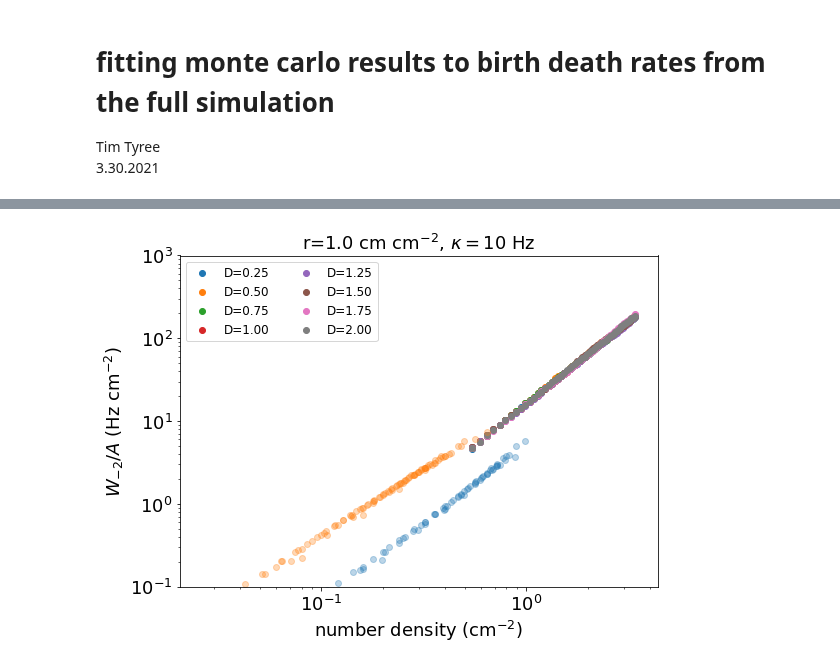
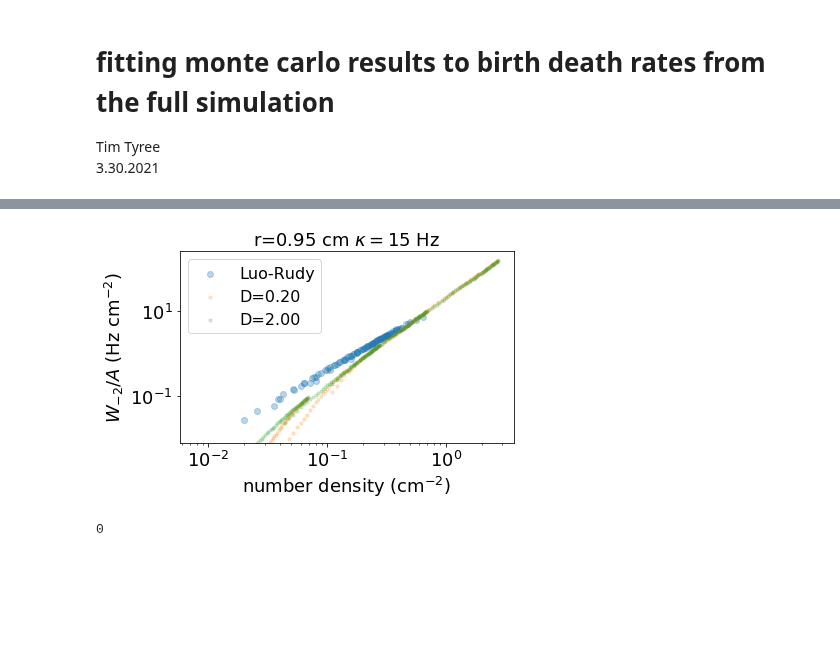
Before and after one commit to timtyree/bgmc, a Jupyter notebook: python/fitting monte carlo results to birth death rates from the full simulation.ipynb, the cells around one changed output, grey strips where cells are left out. Cells and saved outputs as stored; diff of their text form; code cells hidden in the pictures; blank space fills up the shorter version.

```diff
--- a/python/fitting monte carlo results to birth death rates from the full simulation.ipynb
+++ b/python/fitting monte carlo results to birth death rates from the full simulation.ipynb
@@ -5,7 +5,10 @@ Tim Tyree<br>
 # %%
 from lib.my_initialization import *
 import random,scipy
+from lib.compute_slope import *
+from lib.compute_sliding_slope import *
 from scipy import stats
+alpha=0.1
 # %%
 #load birth death rates from the full model
 data_folder=f'{nb_dir}/data'
@@ -65,11 +138,3 @@ def GetPlotUnivCurve(r,D,kappa,ax):
 # #         print(f"saved figure in \n\t{savefig_fn}")
 #         plt.close()
     return True
-# %%
-# the set of all inputs
-r_values=np.array([0.1,0.2,0.3,0.4,0.5,1.0])#cm
-D_values=np.array([0.25,0.5,0.75,1.0,1.25,1.5,1.75,2.0])#cm^2/s
-A_values=np.array([20.25,25,39,50,56.25,100,156.25,189])[::-1]#cm^2
-L_values=np.sqrt(A_values)#cm
-kappa_values=np.array([1,10,100])#1/s
-print(L_values)
@@ -132,0 +229,6 @@ def agg_over_A(r,D,kappa):
+# %%
+#simple test cases
+x_values,y_values=agg_over_A(r=.5,D=0.5,kappa=1)
+assert(not np.isnan(y_values).any())
+x_values,y_values=agg_over_D(r=.5,kappa=1)
+assert(not np.isnan(y_values).any())
@@ -363,10 +490,11 @@ dg['se_w_lr']=(dg['w']-dg['w_lr'])**2
 # %%
+qmin=0.3;qmax=1.;
 #compute the root mean squared errors over various axes
 kappa_lst=[];r_lst=[];rmse_lr_lst=[];rmse_fk_lst=[];
 for r in r_values:
     for kappa in kappa_values:
 #         print(f"for r={r}, kappa={kappa},")
-        query=(dg.r==r)&(dg.kappa==kappa)
+        query=(dg.r==r)&(dg.kappa==kappa)&(dg.q>qmin)&(dg.q<qmax)
         qu=dg[query]
         rmse_lr=np.sqrt(qu.se_w_lr.mean())
         rmse_fk=np.sqrt(qu.se_w_fk.mean())
@@ -459,52 +595,60 @@ The top 5 for the Luo-Rudy model:
 # %%
-#plot over D
-# r=0.3;kappa=100;
-r=1.0;kappa=10;
+#plot over D the top 5 results for the LR model
+r=0.8;kappa=20;
+r=0.65;kappa=30;
+r=0.6;kappa=35;
+r=0.90;kappa=15;
+r=0.95;kappa=15;
+
+# r=0.2;kappa=100;
 yscale=10**3
 
 #plot the values
-figsize=(8,6)
+figsize=(6,4)
 fontsize=18
 saving=True
 savefig_folder=f'{nb_dir}/../fig'
-savefig_fn=f'model_comparison_r_{r}_k_{kappa}.png'
+savefig_fn=f'lr_model_comparison_r_{r}_k_{kappa}.png'
 fig, ax = plt.subplots(ncols=1,figsize=figsize)# ax=axs[1]
 
+#plot up results from full simulation
+ax.scatter(x=lr.q.values,y=yscale*lr.w.values,alpha=0.3,label='Luo-Rudy')
+# ax.scatter(x=fk.q.values,y=yscale*fk.w.values,alpha=0.3,label='Fenton-Karma')
 
-for D in D_values:
+for D in [0.2,2]:#D_values:
     x_values,y_values=agg_over_A(r,D,kappa)
     #plot x,y values
-    plt.scatter(x_values,y_values,label=f"D={D:.2f}")
+    ax.scatter(x_values,y_values,label=f"D={D:.2f}",alpha=alpha,s=10)
 
 
 ax.legend(loc='lower right')
-#plot up results from full simulation
-ax.scatter(x=lr.q.values,y=yscale*lr.w.values,alpha=0.3,c='C1')
-ax.scatter(x=fk.q.values,y=yscale*fk.w.values,alpha=0.3,c='C0')
+
 # ax.set_xlim([0,1])
-ax.set_ylim([0.1,10**3])
+# ax.set_ylim([0,1])
 
 ax.set_yscale('log')
 ax.set_xscale('log')
+# ax.set_xlim([1e-3,1e+6])
+# ax.set_ylim([1e-6,1e+6])
 
 ax.set_xlabel(r'number density (cm$^{-2}$)', fontsize=fontsize)
 ax.set_ylabel(r'$W_{{-2}}/A$ (Hz cm$^{-2}$)', fontsize=fontsize)
 ax.tick_params(axis='both', which='major', labelsize=fontsize)
 ax.tick_params(axis='both', which='minor', labelsize=0)
-ax.legend(fontsize=fontsize-6,ncol=2)
-ax.set_title(f'r={r} cm '+r'cm$^{-2}$, $\kappa=$'+f'{kappa} Hz', fontsize=fontsize)
+ax.legend(fontsize=fontsize-2,ncol=1)
+ax.set_title(f'r={r} cm '+r'$\kappa=$'+f'{kappa} Hz', fontsize=fontsize)
 
 fig.tight_layout()
 if not saving:
     plt.show()
 else:
     plt.tight_layout()
     os.chdir(savefig_folder)
     plt.savefig(savefig_fn, dpi=300)
 #         print(f"saved figure in \n\t{savefig_fn}")
 #         plt.close()
 # %% [output]
-[figure, old version]
+[figure, new version]
 # %%
 #try some root finding for mse_fk,lr(r,k) for D = 2.0 fixed
 #compute the root mean squared errors over various axes
@@ -526,0 +668,4 @@ for r in r_values:
+# %%
+beep(10)
+# %% [output]
+0
```
Also changed, not shown: parts of 95 cells of this notebook, 17 other files.
